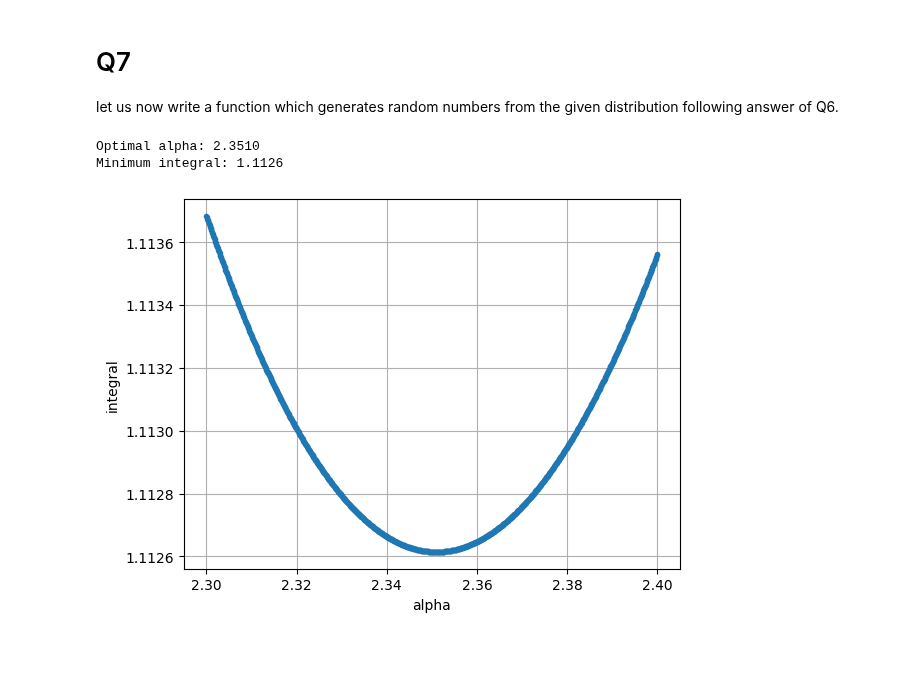
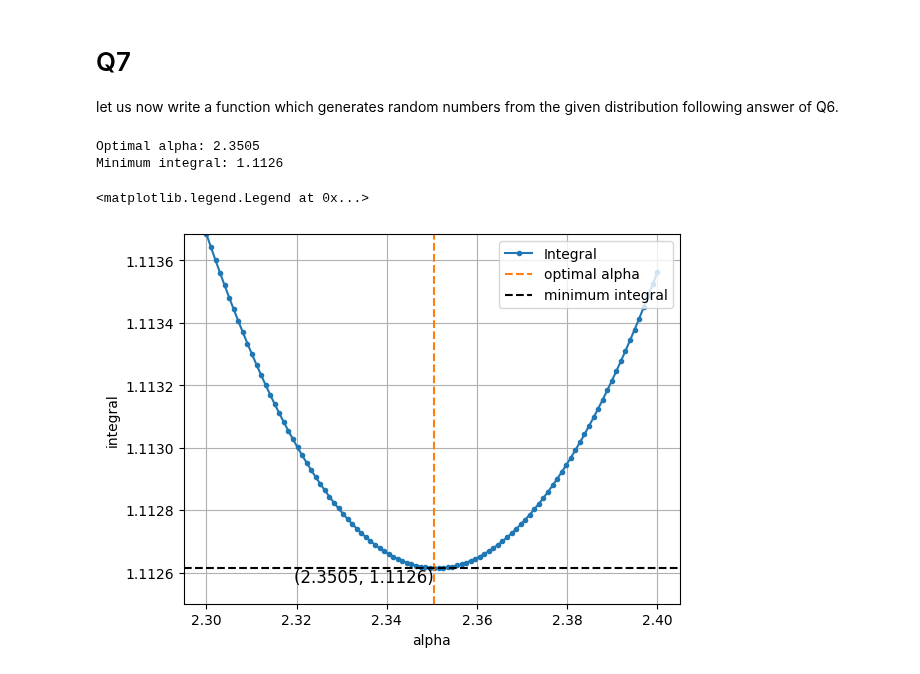
Before and after one commit to PeithonKing/adv_comp_phys, a Jupyter notebook: endsem.ipynb, the cells around one changed output. Drawn from its saved outputs; the diff is of its cells as text; code cells hidden in the pictures.

```diff
--- a/endsem.ipynb
+++ b/endsem.ipynb
@@ -266,24 +271,31 @@ def get_rng(a, N=int(1e6), seed=21):
 # %%
 # variational method
 num_samples = int(1e5)
 
-alphas = np.linspace(2.3, 2.4, 1000)
+alphas = np.linspace(2.3, 2.4, 100)
 ys = np.zeros_like(alphas)
 for i, alpha in enumerate(alphas):
     rands = get_rng(alpha, num_samples)
     eps = lambda x: 0.5*x**2 + 2/(alpha**2-x**2)
     integral = np.mean(eps(rands))
     ys[i] = integral
 
-plt.plot(alphas, ys, ".-")
+plt.plot(alphas, ys, ".-", label='Integral')
 plt.xlabel('alpha')
 plt.ylabel('integral')
 plt.grid()
 
 opt_alpha = np.argmin(ys)
 print(f"Optimal alpha: {alphas[opt_alpha]:.4f}")
 print(f"Minimum integral: {ys[opt_alpha]:.4f}")
+
+plt.axvline(alphas[opt_alpha], color='tab:orange', linestyle='--', label='optimal alpha')
+plt.axhline(ys[opt_alpha], color='k', linestyle='--', label='minimum integral')
+plt.text(alphas[opt_alpha], ys[opt_alpha], f"({alphas[opt_alpha]:.4f}, {ys[opt_alpha]:.4f})", fontsize=12, ha='right', va='top')
+plt.ylim(1.1125, max(ys))
+plt.legend(loc='upper right')
 # %% [output]
-Optimal alpha: 2.3510
+Optimal alpha: 2.3505
 Minimum integral: 1.1126
+<matplotlib.legend.Legend at 0x...>
-[figure, old version]
+[figure, new version]
```
Also changed, not shown: parts of 4 cells of this notebook.
